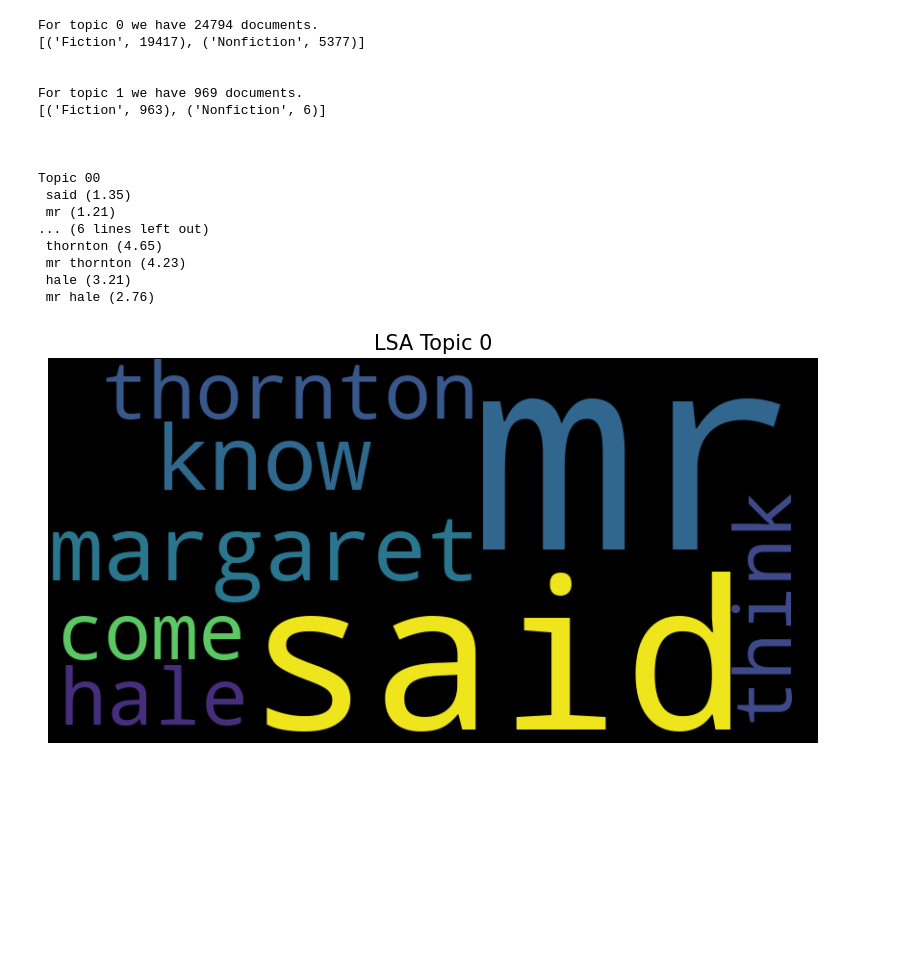
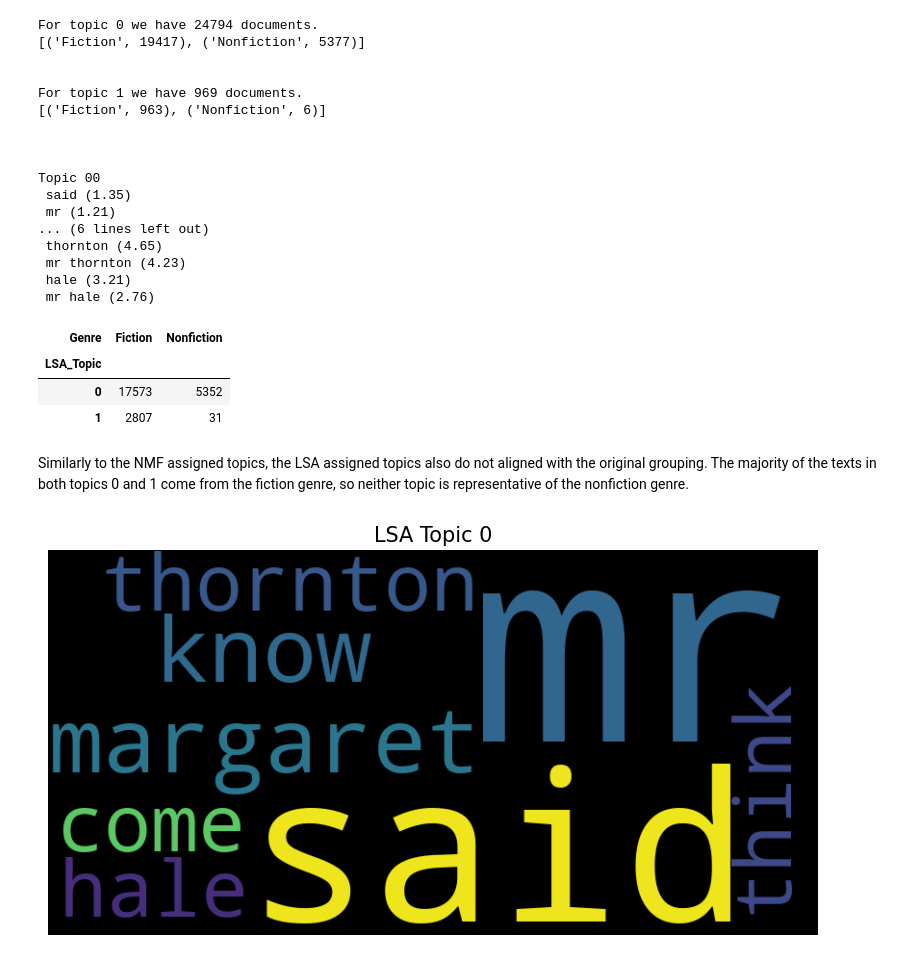
Before and after one commit to lvandine44/ADS509-FinalProject, a Jupyter notebook: LiteraryAnalysisTextMining.ipynb, the cells around one changed output. Drawn from its saved outputs; the diff is of its cells as text; code cells hidden in the pictures; blank space fills up the shorter version.

```diff
--- a/LiteraryAnalysisTextMining.ipynb
+++ b/LiteraryAnalysisTextMining.ipynb
@@ -710,6 +721,17 @@ Topic 00
  mr thornton (4.23)
  hale (3.21)
  mr hale (2.76)
+# %%
+# Compare LSA assigned topic to original genre groups
+books_filtered['LSA_Topic'] = np.argmax(W_text_matrix, axis=1)
+pd.crosstab(books_filtered['LSA_Topic'], books_filtered['Genre'])
+# %% [output]
+| Genre | Fiction | Nonfiction |
+| LSA_Topic |  |  |
+| 0 | 17573 | 5352 |
+| 1 | 2807 | 31 |
+# %% [markdown]
+Similarly to the NMF assigned topics, the LSA assigned topics also do not aligned with the original grouping. The majority of the texts in both topics 0 and 1 come from the fiction genre, so neither topic is representative of the nonfiction genre.
 # %%
 # LSA Topics
 for topic, words in enumerate(svd_text_model.components_):
```
Also changed, not shown: parts of 12 cells of this notebook.
